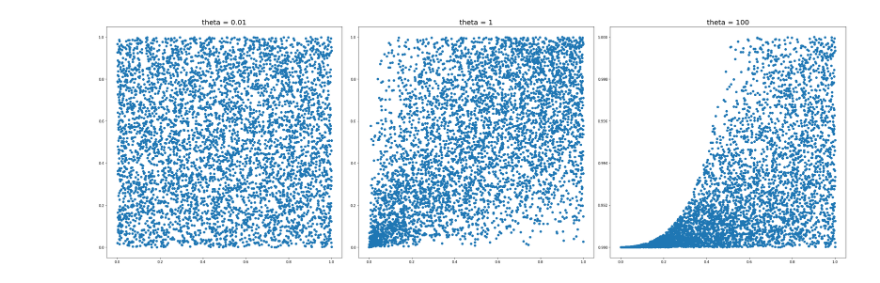
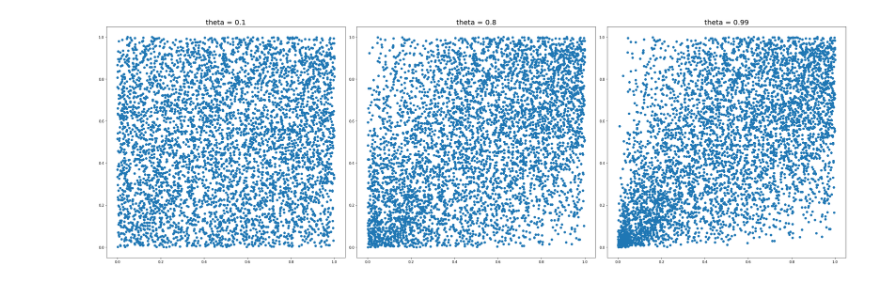
Before and after one commit to JoeJoe1313/Copulas-and-Applications, a Jupyter notebook: ali-mikhail-haq.ipynb, the cells around one changed output. Saved outputs shown, nothing was run; the diff lists cells and outputs as text; code cells hidden in the pictures.

```diff
--- a/ali-mikhail-haq.ipynb
+++ b/ali-mikhail-haq.ipynb
@@ -12,4 +26,4 @@ plot_random_variable(u, t)
 # %%
-plot_amh([0.01, 1, 100], u, t)
+plot_amh([0.1, 0.8, 0.99], u, t)
 # %% [output]
-[figure, old version]
+[figure, new version]
```
Also changed, not shown: parts of 6 cells of this notebook, 2 other files.
